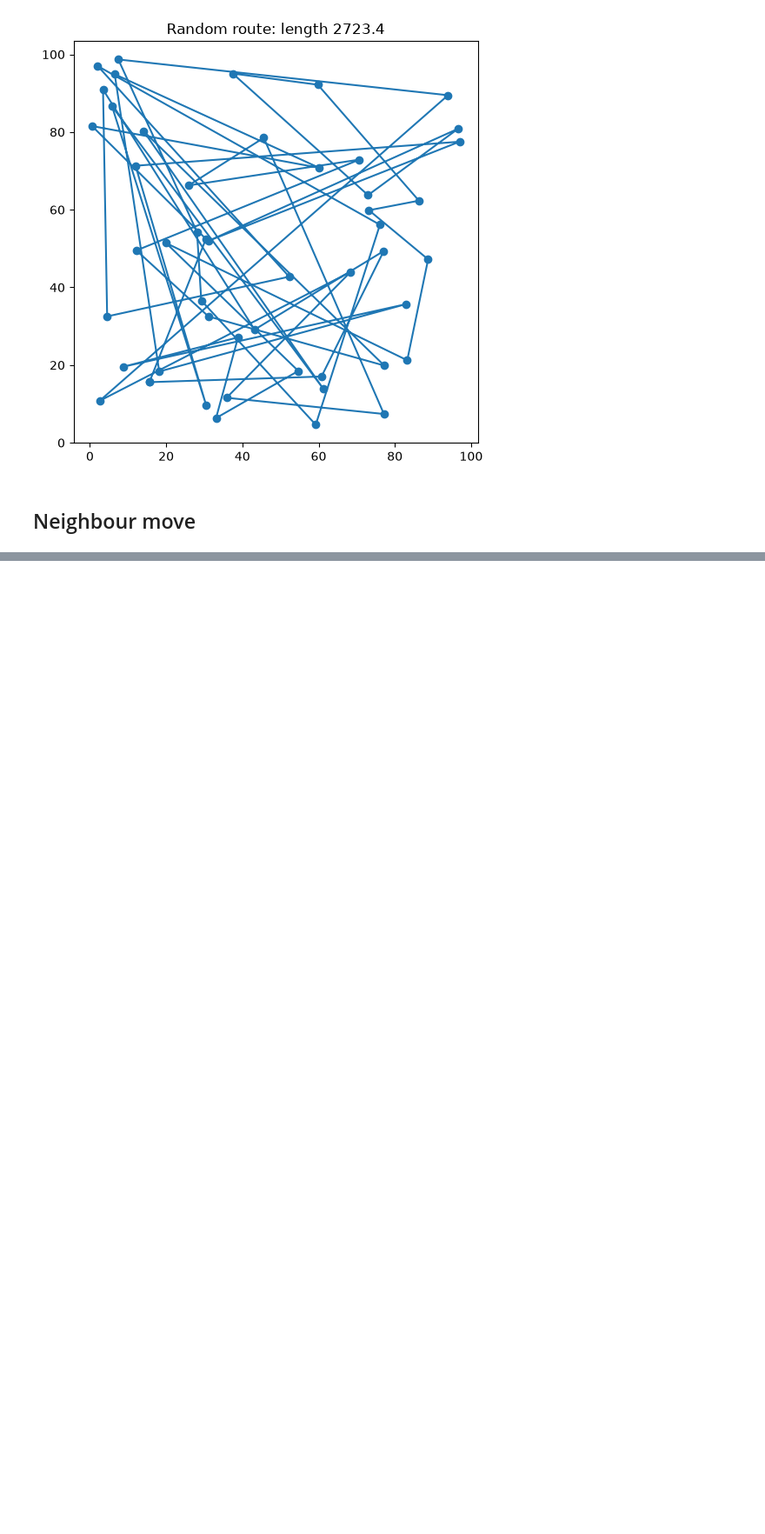
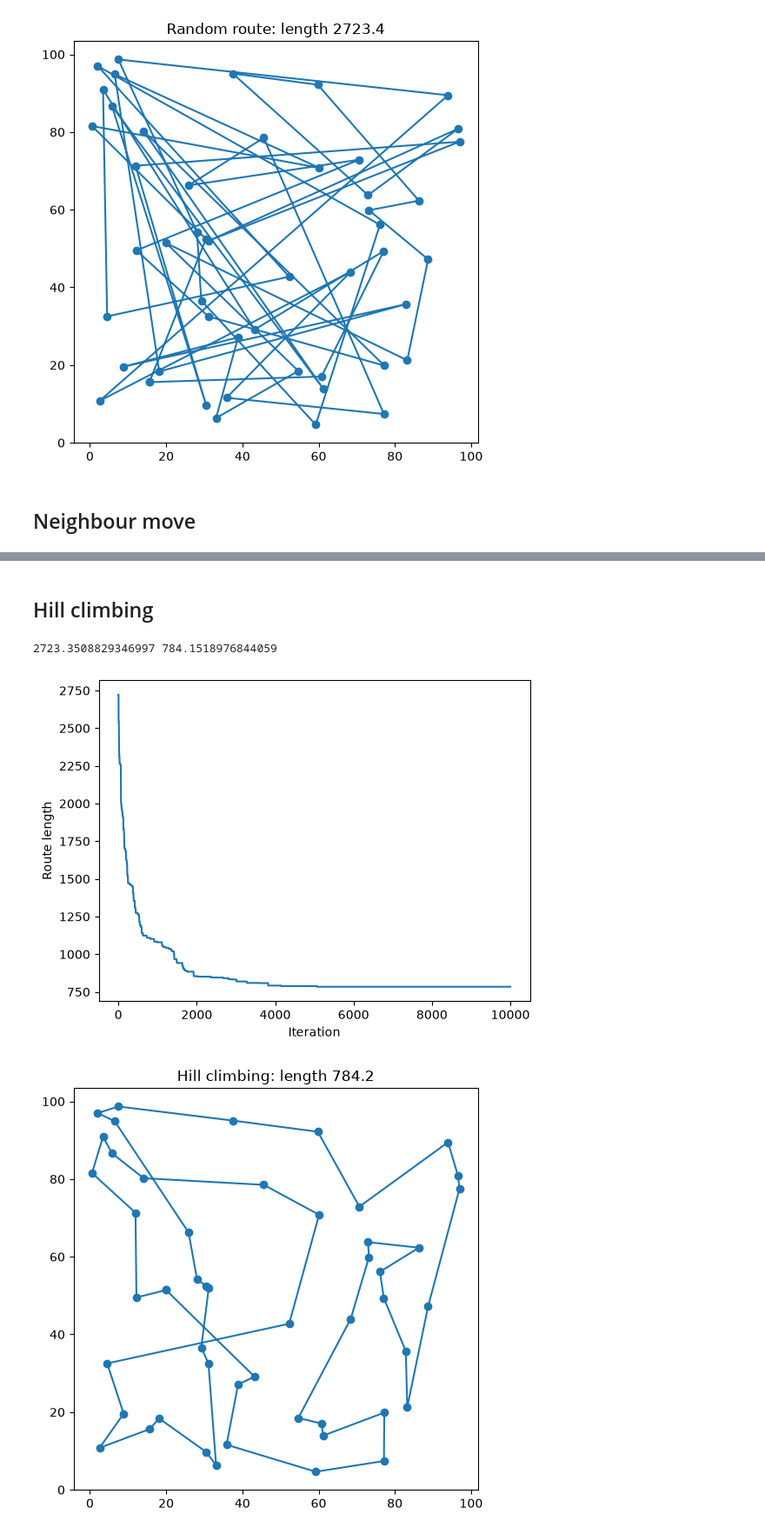
Before and after one commit to Prayash-72/AI_Search_Optimisation_Project, a Jupyter notebook: notebooks/01_setup.ipynb, the cells around one changed output, grey strips where cells are left out. Shown at 87% size. Cells and saved outputs as stored; diff of their text form; code cells hidden in the pictures; blank space fills up the shorter version.

Commit message:
did hill climbing and random restart

```diff
--- a/notebooks/01_setup.ipynb
+++ b/notebooks/01_setup.ipynb
@@ -97,0 +94,32 @@ print(route_length(r), route_length(r2))
+# %% [markdown]
+## Hill climbing
+# %%
+def hill_climb(start, iterations):
+    current = start
+    current_len = route_length(current)
+    history = [current_len]
+    for _ in range(iterations):
+        candidate = swap_neighbour(current)
+        candidate_len = route_length(candidate)
+        if candidate_len < current_len:
+            current, current_len = candidate, candidate_len
+        history.append(current_len)
+    return current, history
+
+
+random.seed(1)
+start = random_route(50)
+best, history = hill_climb(start, 10000)
+print(history[0], history[-1])
+# %% [output]
+2723.3508829346997 784.1518976844059
+# %%
+plt.plot(history)
+plt.xlabel("Iteration")
+plt.ylabel("Route length")
+plt.show()
+
+plot_route(best, "Hill climbing")
+# %% [output]
+[figure, added]
+[figure, added]
```
Also changed, not shown: parts of 6 cells of this notebook.
